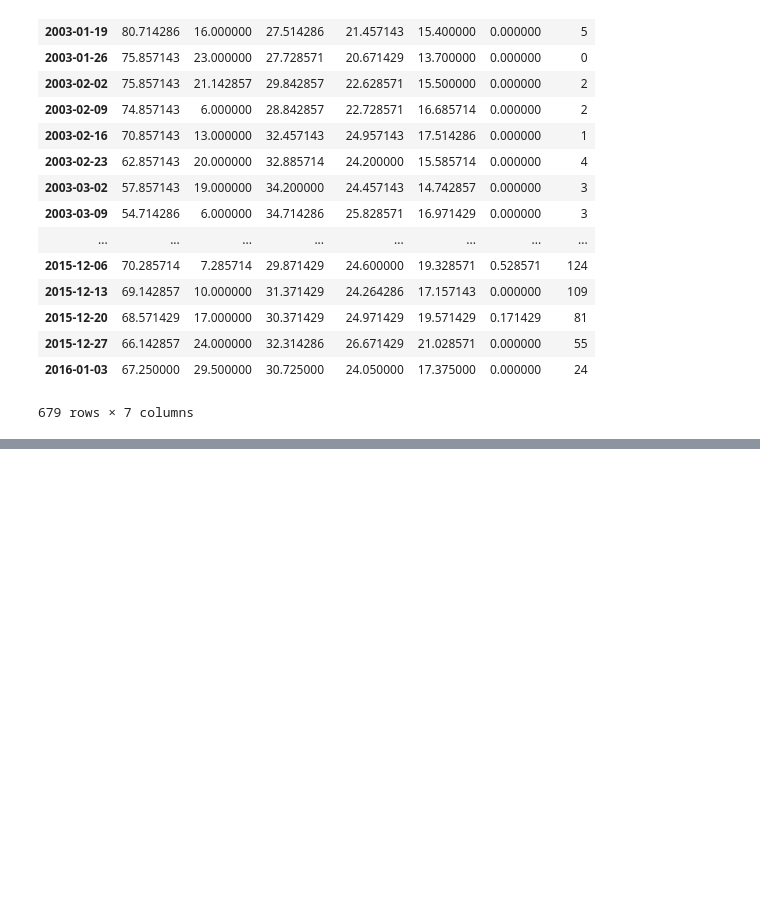
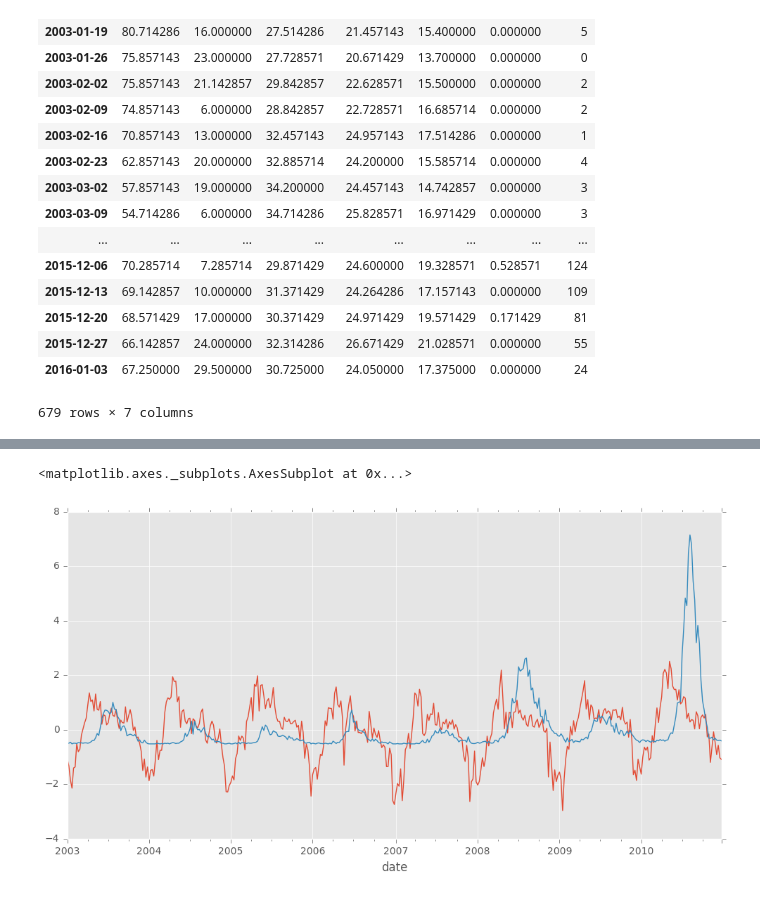
Before and after one commit to johnnycs/dengue-prediction, a Jupyter notebook: Dengue and Weather Correlation.ipynb, the cells around one changed output, grey strips where cells are left out. Drawn from its saved outputs; the diff is of its cells as text; code cells hidden in the pictures; blank space fills up the shorter version.

```diff
--- a/Dengue and Weather Correlation.ipynb
+++ b/Dengue and Weather Correlation.ipynb
@@ -19,5 +20,12 @@ import bounded_alphas, costs, model, weighted_costs, weighted_bounded_alphas
 The autoreload extension is already loaded. To reload it, use:
   %reload_ext autoreload
+# %%
+def split_data(data):
+    train_mask = (data.index < "2011")
+    train = data[train_mask]
+    test_mask = (data.index > "2011")
+    test = data[test_mask]
+    return train, test
 # %%
 all_weather = pd.read_csv("weather01-16.csv")
 # %%
@@ -67,3 +74,6 @@ cm_dengues_weather
 | 2015-12-27 | 66.142857 | 24.000000 | 32.314286 | 26.671429 | 21.028571 | 0.000000 | 55 |
 | 2016-01-03 | 67.250000 | 29.500000 | 30.725000 | 24.050000 | 17.375000 | 0.000000 | 24 |
 679 rows × 7 columns
+# %%
+cm_dengues_weather_split = split_data(cm_dengues_weather)
+cm_dengues_train, cm_dengues_test = cm_dengues_weather_split[0], cm_dengues_weather_split[1]
@@ -109,0 +193,7 @@ plt.plot(range(len(cm_dengues_weather)),cm_dengues_weather.cases)
+# %%
+plt.figure(figsize=(12,6))
+((cm_dengues_train.meantemp - cm_dengues_train.meantemp.mean())/cm_dengues_train.meantemp.std()).plot()
+((cm_dengues_train.cases-cm_dengues_train.cases.mean())/cm_dengues_train.cases.std()).plot()
+# %% [output]
+<matplotlib.axes._subplots.AxesSubplot at 0x...>
+[figure, added]
```
Also changed, not shown: parts of 14 cells of this notebook, 12 other files.
